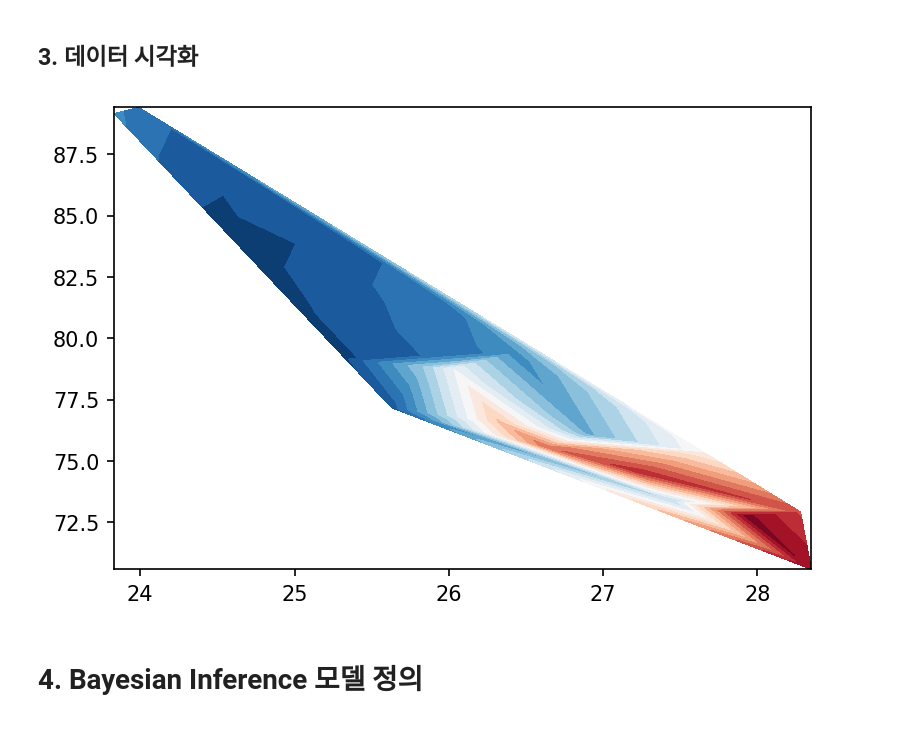
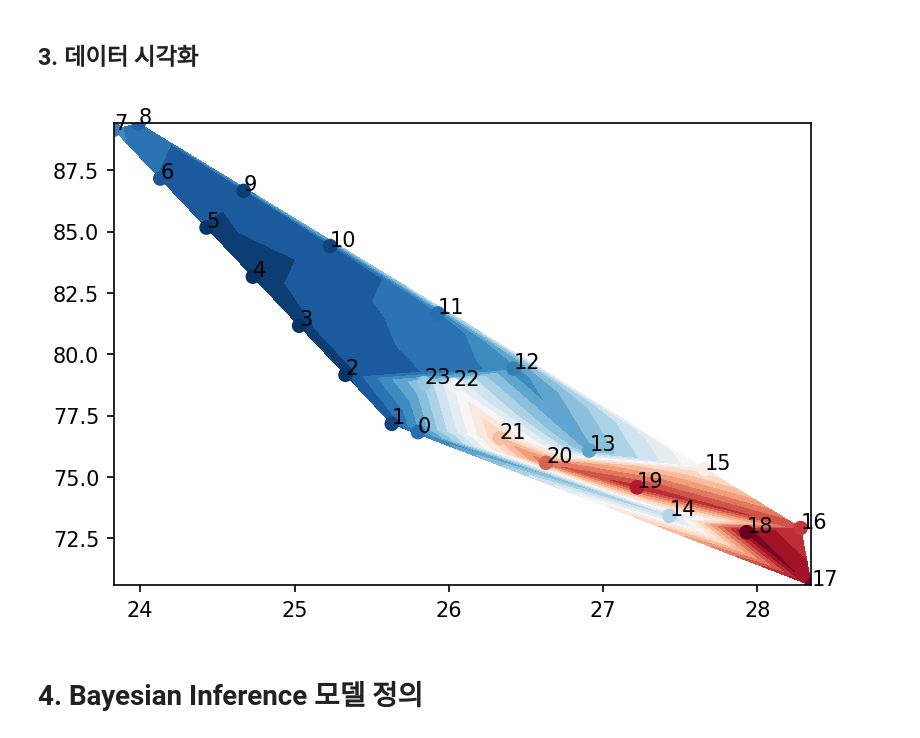
Before and after one commit to BET-lab/pymc-examples, a Jupyter notebook: examples/pymc-gp-toy_model.ipynb, the cells around one changed output. Drawn from its saved outputs; the diff is of its cells as text; code cells hidden in the pictures.

```diff
--- a/examples/pymc-gp-toy_model.ipynb
+++ b/examples/pymc-gp-toy_model.ipynb
@@ -94,15 +94,31 @@ df_f
 # %%
 fig, ax = plt.subplots(figsize=(6, 4), dpi=150)
 ax.tricontourf(
     df_f.iloc[:, 1],
     df_f.iloc[:, 2],
     df_f.iloc[:, 0],
     levels=20,
     cmap="RdBu_r"
 )
+ax.scatter(
+    df_f.iloc[:, 1],
+    df_f.iloc[:, 2],
+    c=df_f.iloc[:, 0],
+    cmap="RdBu_r"
+)
+
+# Write data point index.
+for i in range(df_f.shape[0]):
+    ax.text(
+        df_f.iloc[i, 1],
+        df_f.iloc[i, 2],
+        str(i),
+        color="black"
+    )
+
 plt.show()
 # %% [output]
-[figure, old version]
+[figure, new version]
 # %% [markdown]
 # 4. Bayesian Inference 모델 정의
 # %% [markdown]
```
Also changed, not shown: parts of 9 cells of this notebook.
